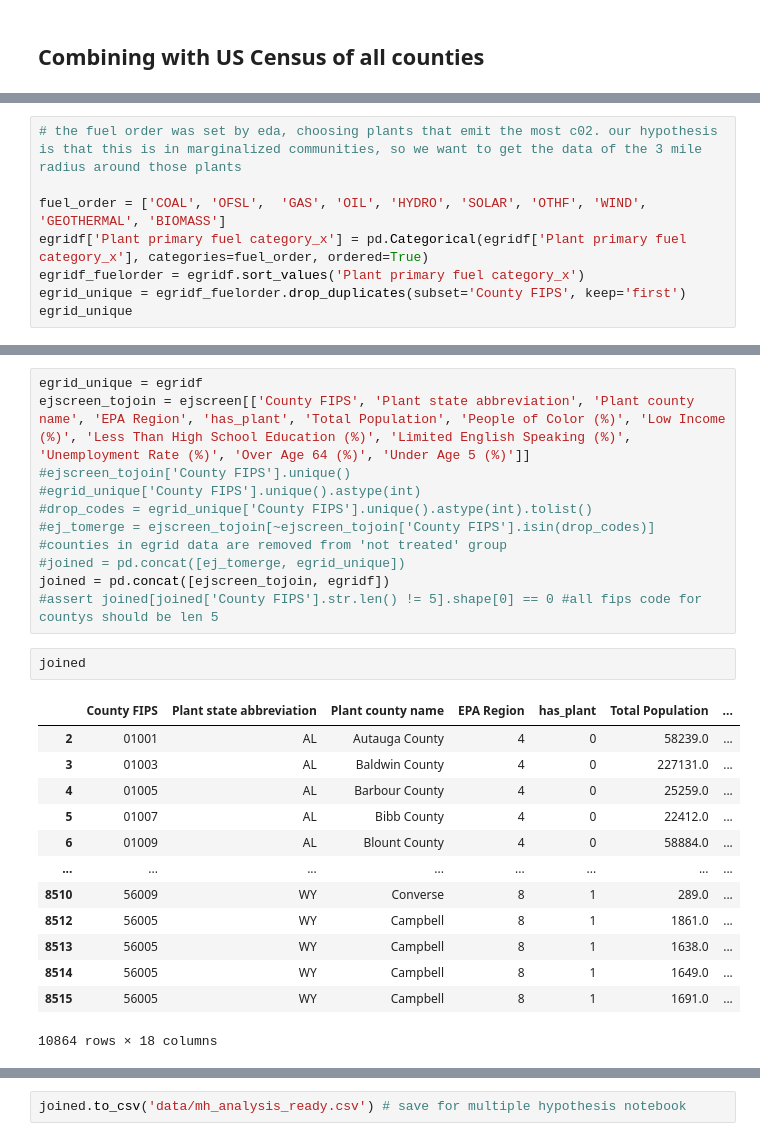
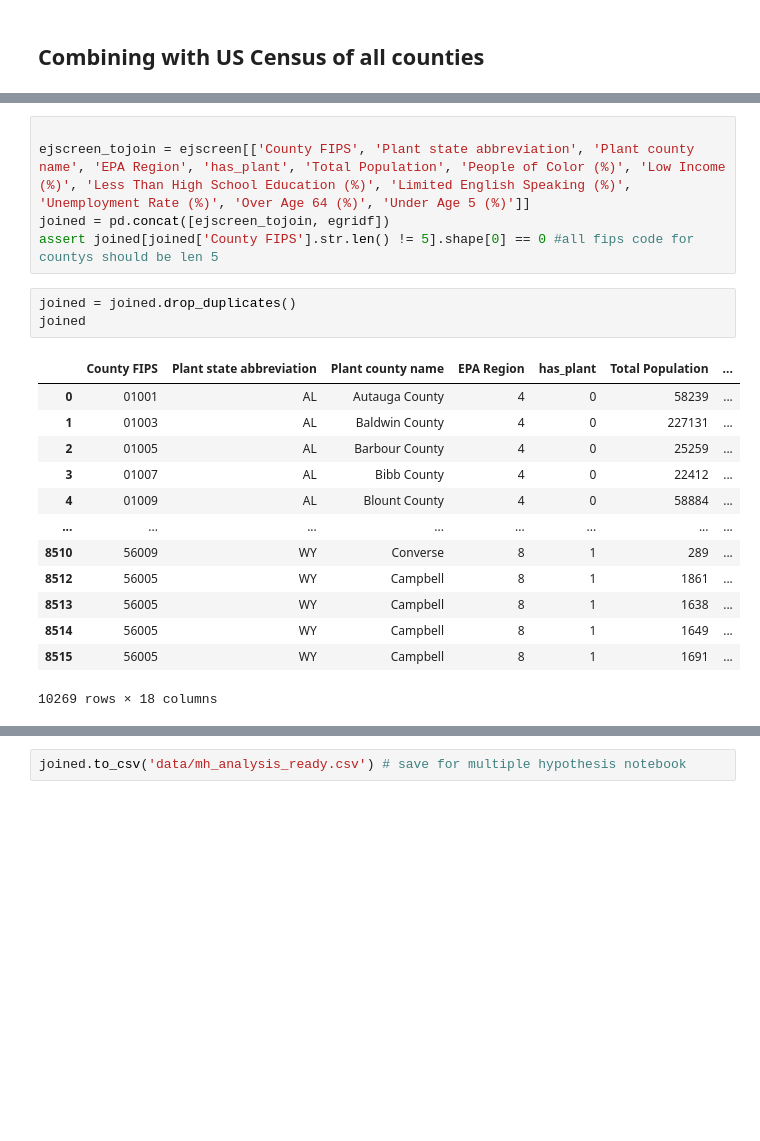
Before and after one commit to reilyfairchild/Data102_Final_Project, a Jupyter notebook: dataset_3_EDA.ipynb, the cells around one changed output, grey strips where cells are left out. Drawn from its saved outputs; the diff is of its cells as text; blank space fills up the shorter version.

```diff
--- a/dataset_3_EDA.ipynb
+++ b/dataset_3_EDA.ipynb
@@ -217,8 +216,0 @@ ejscreen
-# %%
-# the fuel order was set by eda, choosing plants that emit the most c02. our hypothesis is that this is in marginalized communities, so we want to get the data of the 3 mile radius around those plants
-
-fuel_order = ['COAL', 'OFSL',  'GAS', 'OIL', 'HYDRO', 'SOLAR', 'OTHF', 'WIND', 'GEOTHERMAL', 'BIOMASS']
-egridf['Plant primary fuel category_x'] = pd.Categorical(egridf['Plant primary fuel category_x'], categories=fuel_order, ordered=True)
-egridf_fuelorder = egridf.sort_values('Plant primary fuel category_x')
-egrid_unique = egridf_fuelorder.drop_duplicates(subset='County FIPS', keep='first')
-egrid_unique
@@ -261,26 +217,22 @@ dtype: int64
 # %%
-egrid_unique = egridf
+
 ejscreen_tojoin = ejscreen[['County FIPS', 'Plant state abbreviation', 'Plant county name', 'EPA Region', 'has_plant', 'Total Population', 'People of Color (%)', 'Low Income (%)', 'Less Than High School Education (%)', 'Limited English Speaking (%)', 'Unemployment Rate (%)', 'Over Age 64 (%)', 'Under Age 5 (%)']]
-#ejscreen_tojoin['County FIPS'].unique()
-#egrid_unique['County FIPS'].unique().astype(int)
-#drop_codes = egrid_unique['County FIPS'].unique().astype(int).tolist()
-#ej_tomerge = ejscreen_tojoin[~ejscreen_tojoin['County FIPS'].isin(drop_codes)] #counties in egrid data are removed from 'not treated' group
-#joined = pd.concat([ej_tomerge, egrid_unique])
 joined = pd.concat([ejscreen_tojoin, egridf])
-#assert joined[joined['County FIPS'].str.len() != 5].shape[0] == 0 #all fips code for countys should be len 5
+assert joined[joined['County FIPS'].str.len() != 5].shape[0] == 0 #all fips code for countys should be len 5
 # %%
+joined = joined.drop_duplicates()
 joined
 # %% [output]
 |  | County FIPS | Plant state abbreviation | Plant county name | EPA Region | has_plant | Total Population | ... |
-| 2 | 01001 | AL | Autauga County | 4 | 0 | 58239.0 | ... |
-| 3 | 01003 | AL | Baldwin County | 4 | 0 | 227131.0 | ... |
-| 4 | 01005 | AL | Barbour County | 4 | 0 | 25259.0 | ... |
-| 5 | 01007 | AL | Bibb County | 4 | 0 | 22412.0 | ... |
-| 6 | 01009 | AL | Blount County | 4 | 0 | 58884.0 | ... |
+| 0 | 01001 | AL | Autauga County | 4 | 0 | 58239 | ... |
+| 1 | 01003 | AL | Baldwin County | 4 | 0 | 227131 | ... |
+| 2 | 01005 | AL | Barbour County | 4 | 0 | 25259 | ... |
+| 3 | 01007 | AL | Bibb County | 4 | 0 | 22412 | ... |
+| 4 | 01009 | AL | Blount County | 4 | 0 | 58884 | ... |
 | ... | ... | ... | ... | ... | ... | ... | ... |
-| 8510 | 56009 | WY | Converse | 8 | 1 | 289.0 | ... |
-| 8512 | 56005 | WY | Campbell | 8 | 1 | 1861.0 | ... |
-| 8513 | 56005 | WY | Campbell | 8 | 1 | 1638.0 | ... |
-| 8514 | 56005 | WY | Campbell | 8 | 1 | 1649.0 | ... |
-| 8515 | 56005 | WY | Campbell | 8 | 1 | 1691.0 | ... |
+| 8510 | 56009 | WY | Converse | 8 | 1 | 289 | ... |
+| 8512 | 56005 | WY | Campbell | 8 | 1 | 1861 | ... |
+| 8513 | 56005 | WY | Campbell | 8 | 1 | 1638 | ... |
+| 8514 | 56005 | WY | Campbell | 8 | 1 | 1649 | ... |
+| 8515 | 56005 | WY | Campbell | 8 | 1 | 1691 | ... |
-10864 rows × 18 columns
+10269 rows × 18 columns
```
Also changed, not shown: parts of 11 cells of this notebook, 5 other files.
